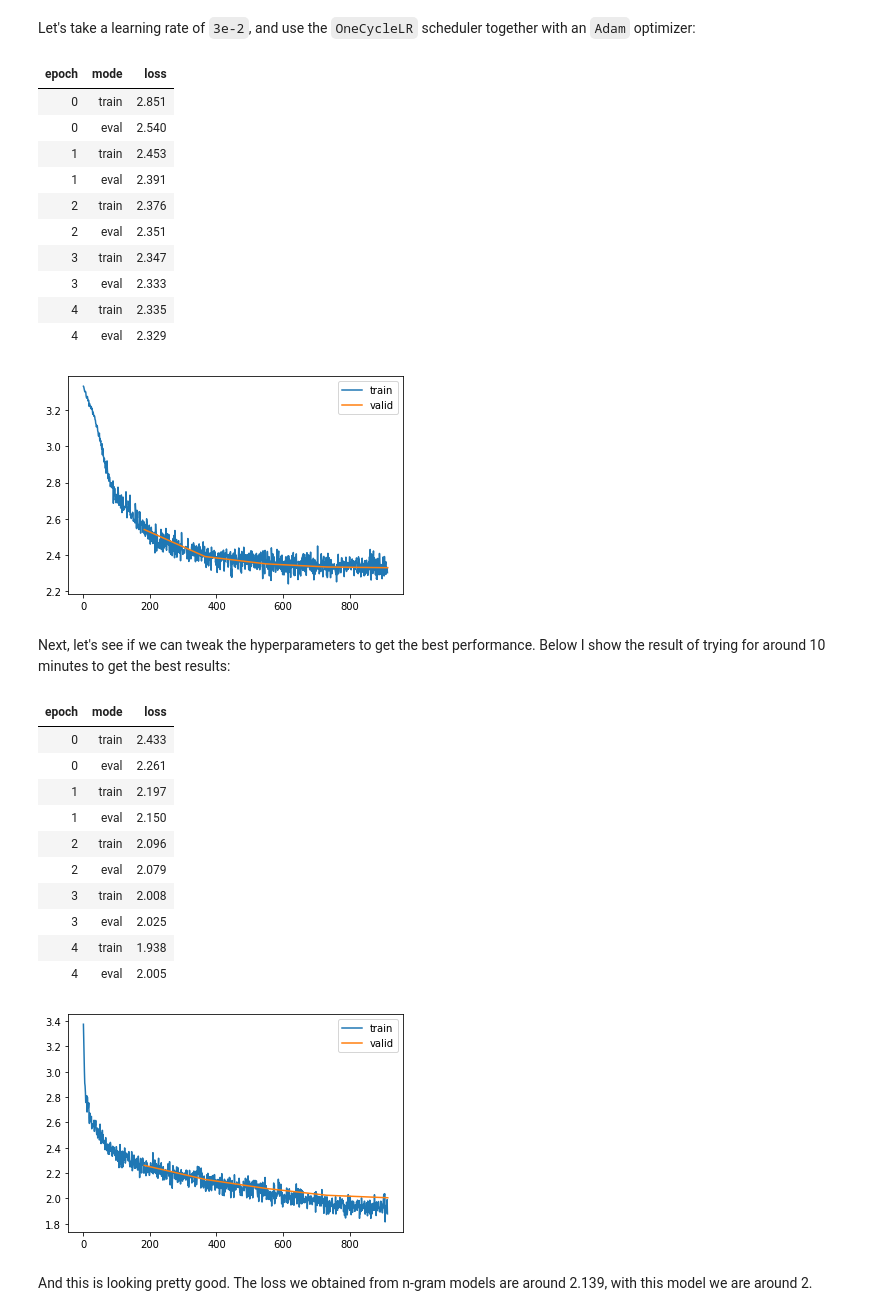
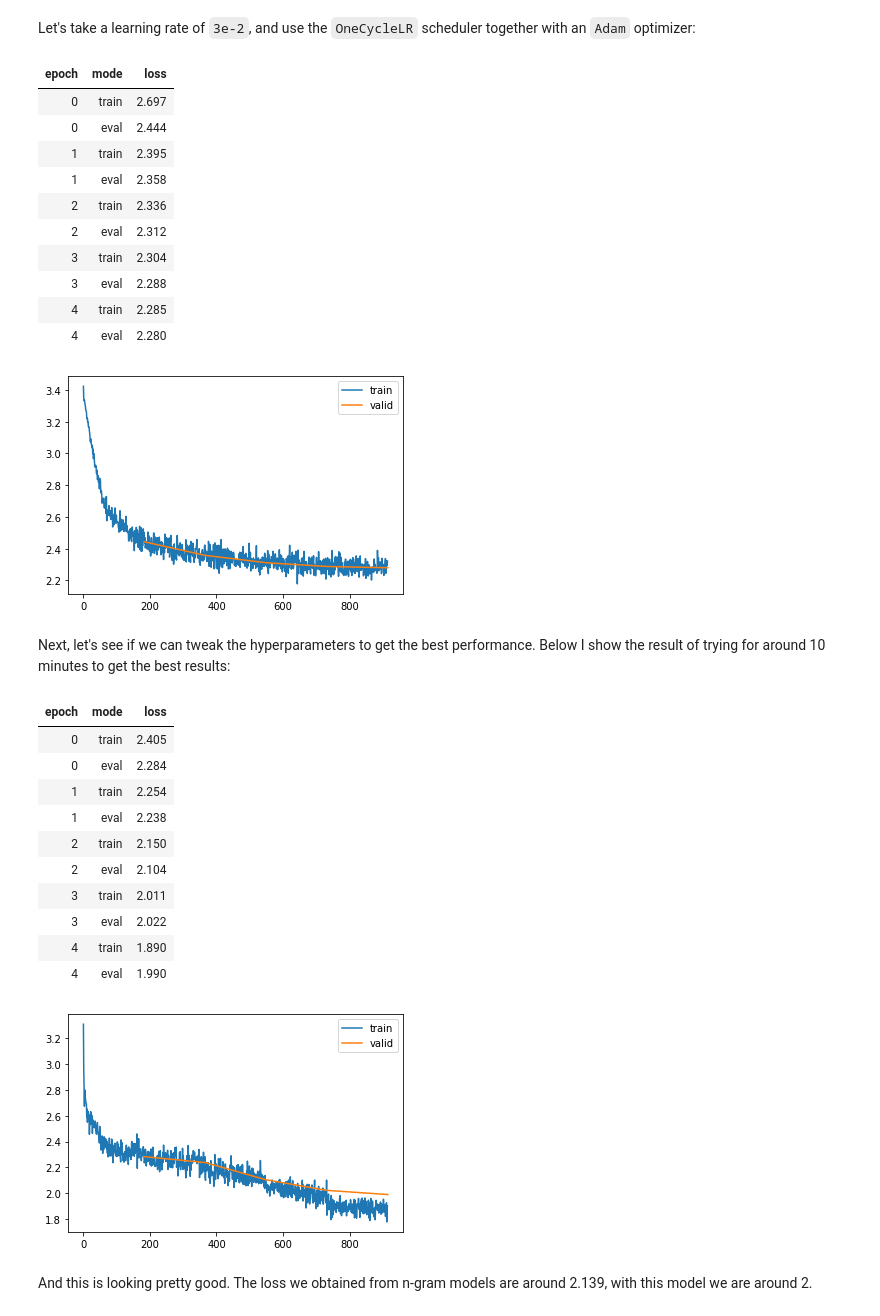
Before and after one commit to lucasvw/lucasvw.github.io, a Jupyter notebook: posts/14_mlp/index.ipynb, the cells around one changed output. Drawn from its saved outputs; the diff is of its cells as text; code cells hidden in the pictures.

```diff
--- a/posts/14_mlp/index.ipynb
+++ b/posts/14_mlp/index.ipynb
@@ -280,7 +280,7 @@ Let's take a learning rate of `3e-2`, and use the `OneCycleLR` scheduler togethe
 # %%
 epochs = 5
 N = len(train_loader)
-lr = 1e-2
+lr = 3e-2
 
 mlp = MLP(c2i, emb_dim=2, ctx_len=3, n_hidden=50)
 
@@ -294,17 +294,17 @@ l = Learner(mlp, dls, F.cross_entropy, torch.optim.Adam, None, subs=subs + [Sche
 l.fit(epochs, lr=lr)
 # %% [output]
 | epoch | mode | loss |
-| 0 | train | 2.851 |
-| 0 | eval | 2.540 |
-| 1 | train | 2.453 |
-| 1 | eval | 2.391 |
-| 2 | train | 2.376 |
-| 2 | eval | 2.351 |
-| 3 | train | 2.347 |
-| 3 | eval | 2.333 |
-| 4 | train | 2.335 |
-| 4 | eval | 2.329 |
+| 0 | train | 2.697 |
+| 0 | eval | 2.444 |
+| 1 | train | 2.395 |
+| 1 | eval | 2.358 |
+| 2 | train | 2.336 |
+| 2 | eval | 2.312 |
+| 3 | train | 2.304 |
+| 3 | eval | 2.288 |
+| 4 | train | 2.285 |
+| 4 | eval | 2.280 |
-[figure, old version]
+[figure, new version]
 # %% [markdown]
 Next, let's see if we can tweak the hyperparameters to get the best performance. Below I show the result of trying for around 10 minutes to get the best results:
 # %%
@@ -318,33 +318,33 @@ def get_dls(bs, context_length):
 # %%
 # Train parameters
 epochs = 5
-lr     = 1e-2
+lr     = 3e-2
 bs     = 1000
 
 # Hyperparameters
 context_length = 15
 nh             = 350
 emb_dim        = 20
 
 dls = get_dls(bs, context_length)
 mlp = MLP(c2i, emb_dim, context_length, nh)
 scheduler = partial(torch.optim.lr_scheduler.OneCycleLR, max_lr=lr, epochs=epochs, steps_per_epoch=len(dls.train))
 
 l = Learner(mlp, dls, F.cross_entropy, torch.optim.Adam, None, subs=subs + [SchedulerS(scheduler)])
 l.fit(epochs, lr=lr)
 # %% [output]
 | epoch | mode | loss |
-| 0 | train | 2.433 |
-| 0 | eval | 2.261 |
-| 1 | train | 2.197 |
-| 1 | eval | 2.150 |
-| 2 | train | 2.096 |
-| 2 | eval | 2.079 |
-| 3 | train | 2.008 |
-| 3 | eval | 2.025 |
-| 4 | train | 1.938 |
-| 4 | eval | 2.005 |
+| 0 | train | 2.405 |
+| 0 | eval | 2.284 |
+| 1 | train | 2.254 |
+| 1 | eval | 2.238 |
+| 2 | train | 2.150 |
+| 2 | eval | 2.104 |
+| 3 | train | 2.011 |
+| 3 | eval | 2.022 |
+| 4 | train | 1.890 |
+| 4 | eval | 1.990 |
-[figure, old version]
+[figure, new version]
 # %% [markdown]
 And this is looking pretty good. The loss we obtained from n-gram models are around 2.139, with this model we are around 2.
 # %% [markdown]
```
Also changed, not shown: parts of 18 cells of this notebook.
